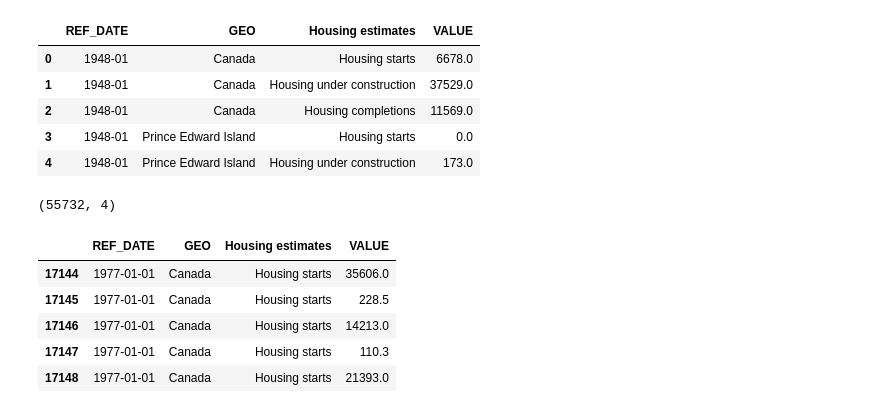
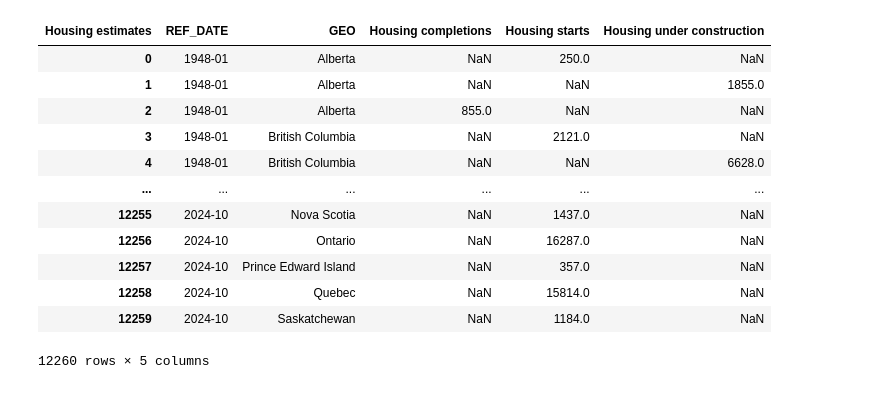
Before and after one commit to noob-noob1/IRCC_Project, a Jupyter notebook: datasets/Housing Dataset/Housing_Started/Husing numbers started/HousingStarted_Notebook.ipynb, the cells around one changed output. Saved outputs shown, nothing was run; the diff lists cells and outputs as text; code cells hidden in the pictures.

```diff
--- a/datasets/Housing Dataset/Housing_Started/Husing numbers started/HousingStarted_Notebook.ipynb
+++ b/datasets/Housing Dataset/Housing_Started/Husing numbers started/HousingStarted_Notebook.ipynb
@@ -46,3 +81,19 @@ df.head()
+# %%
+df_pivot.drop(columns=["Index"])
+# %% [output]
+| Housing estimates | REF_DATE | GEO | Housing completions | Housing starts | Housing under construction |
+| 0 | 1948-01 | Alberta | NaN | 250.0 | NaN |
+| 1 | 1948-01 | Alberta | NaN | NaN | 1855.0 |
+| 2 | 1948-01 | Alberta | 855.0 | NaN | NaN |
+| 3 | 1948-01 | British Columbia | NaN | 2121.0 | NaN |
+| 4 | 1948-01 | British Columbia | NaN | NaN | 6628.0 |
+| ... | ... | ... | ... | ... | ... |
+| 12255 | 2024-10 | Nova Scotia | NaN | 1437.0 | NaN |
+| 12256 | 2024-10 | Ontario | NaN | 16287.0 | NaN |
+| 12257 | 2024-10 | Prince Edward Island | NaN | 357.0 | NaN |
+| 12258 | 2024-10 | Quebec | NaN | 15814.0 | NaN |
+| 12259 | 2024-10 | Saskatchewan | NaN | 1184.0 | NaN |
+12260 rows × 5 columns
 # %%
 # Keep only specified values in the 'GEO' column
 valid_geo_values = ["Canada", "Quebec", "Ontario", "British Columbia", "Alberta", "Manitoba", "New Brunswick", "Newfoundland and Labrador", "Nova Scotia", "Saskatchewan", "Prince Edward Island"]
@@ -50,13 +100,0 @@ df = df[df["GEO"].isin(valid_geo_values)]
-# %%
-df.head()
-# %% [output]
-|  | REF_DATE | GEO | Housing estimates | VALUE |
-| 0 | 1948-01 | Canada | Housing starts | 6678.0 |
-| 1 | 1948-01 | Canada | Housing under construction | 37529.0 |
-| 2 | 1948-01 | Canada | Housing completions | 11569.0 |
-| 3 | 1948-01 | Prince Edward Island | Housing starts | 0.0 |
-| 4 | 1948-01 | Prince Edward Island | Housing under construction | 173.0 |
-# %%
-df.shape
-# %% [output]
-(55732, 4)
@@ -72,9 +100,0 @@ df = df[(df['REF_DATE'].dt.year > 1976)]
-# %%
-df.head()
-# %% [output]
-|  | REF_DATE | GEO | Housing estimates | VALUE |
-| 17144 | 1977-01-01 | Canada | Housing starts | 35606.0 |
-| 17145 | 1977-01-01 | Canada | Housing starts | 228.5 |
-| 17146 | 1977-01-01 | Canada | Housing starts | 14213.0 |
-| 17147 | 1977-01-01 | Canada | Housing starts | 110.3 |
-| 17148 | 1977-01-01 | Canada | Housing starts | 21393.0 |
```
Also changed, not shown: parts of 28 cells of this notebook, 2 other files.
